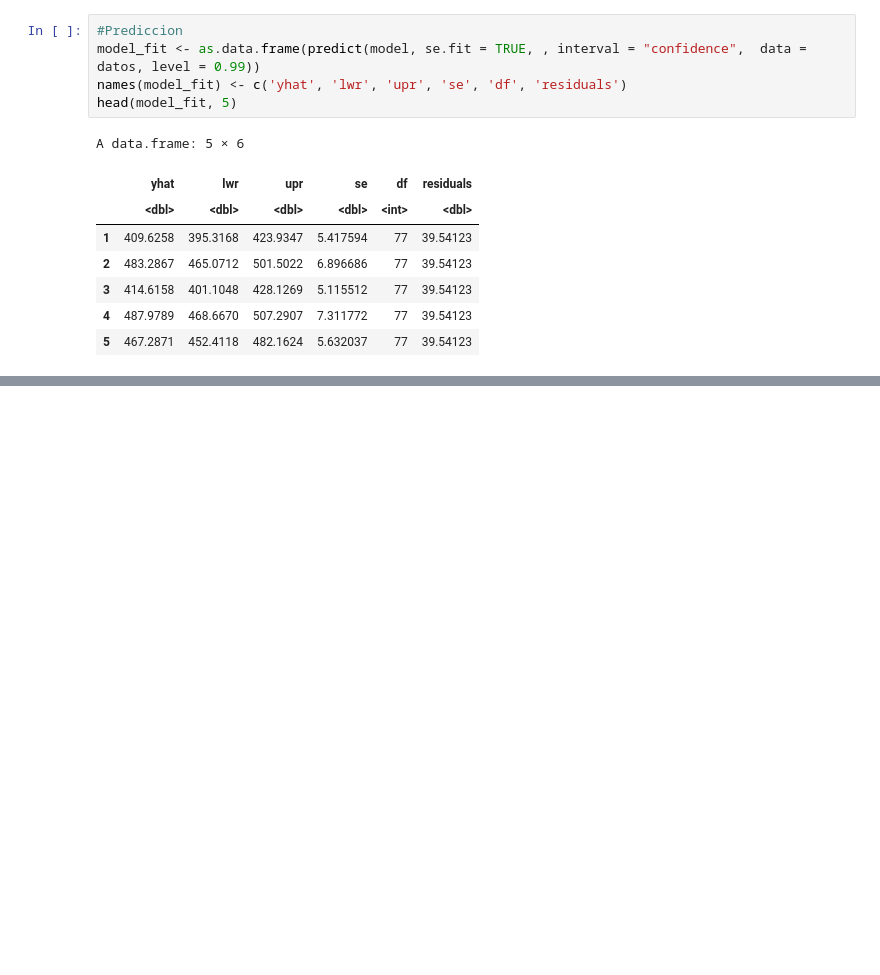
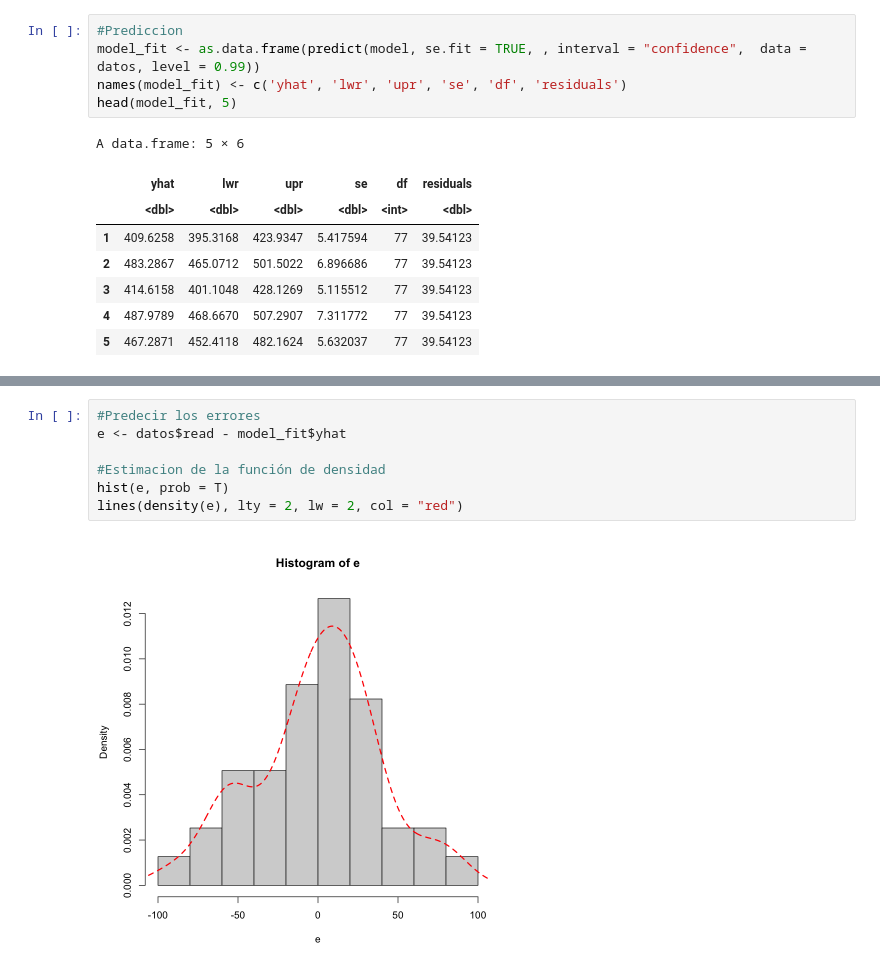
Before and after one commit to smontanoc/microeconometria, a Jupyter notebook: _sources/3_Regresion.ipynb, the cells around one changed output, grey strips where cells are left out. Cells and saved outputs as stored; diff of their text form; blank space fills up the shorter version.

```diff
--- a/_sources/3_Regresion.ipynb
+++ b/_sources/3_Regresion.ipynb
@@ -222,0 +225,9 @@ lines(datos$econ_index, model_fit$yhat, col = "blue", lwd=2, lty = 1)
+# %%
+#Predecir los errores
+e <- datos$read - model_fit$yhat
+
+#Estimacion de la función de densidad
+hist(e, prob = T)
+lines(density(e), lty = 2, lw = 2, col = "red")
+# %% [output]
+[figure, added]
```
Also changed, not shown: parts of 47 cells of this notebook, 20 other files.
